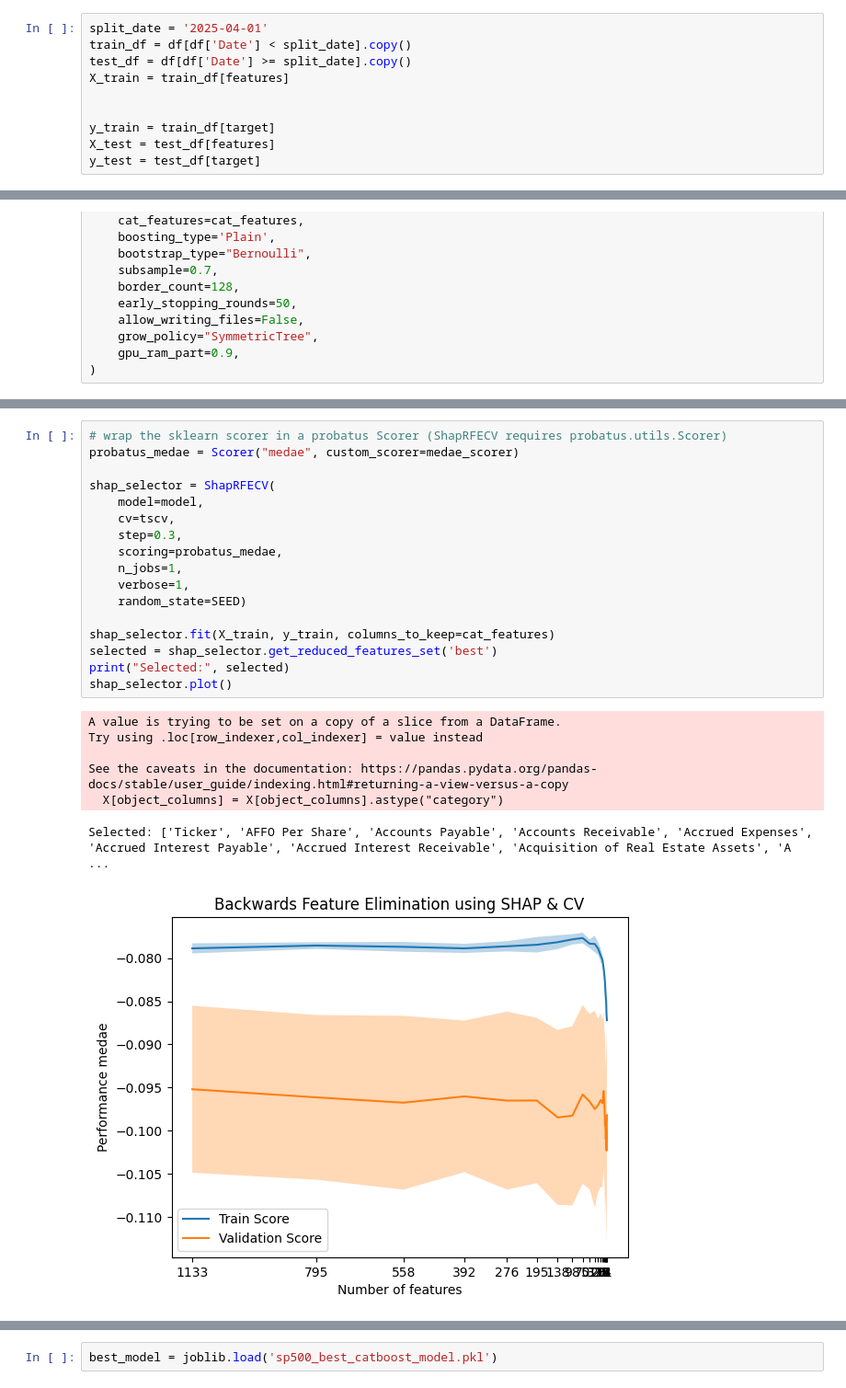
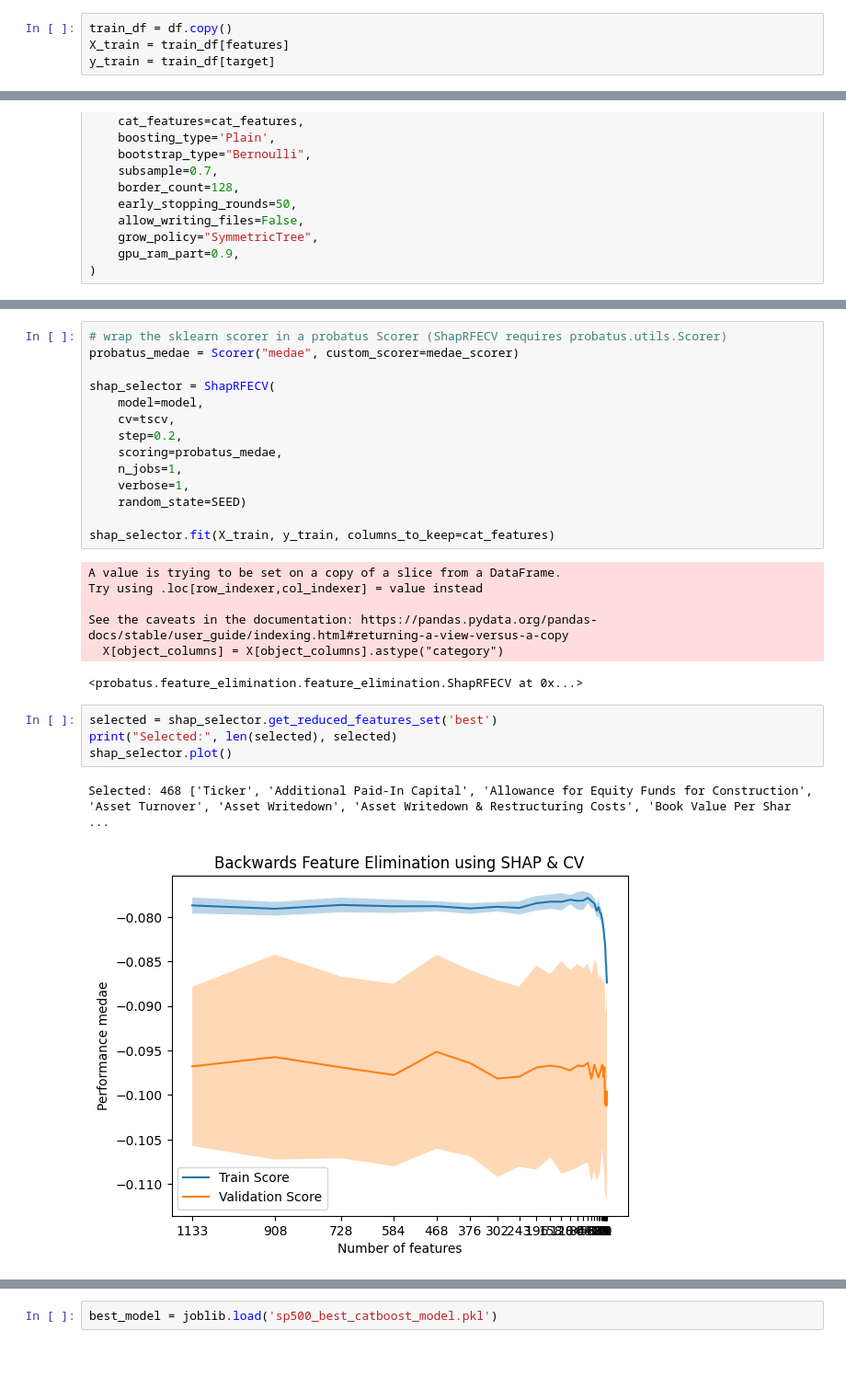
Before and after one commit to SerjWeesp/sp500, a Jupyter notebook: sp500_prediction.ipynb, the cells around one changed output, grey strips where cells are left out. Shown at 92% size. Cells and saved outputs as stored; diff of their text form; blank space fills up the shorter version.

Commit message:
Fixerd tscv logic and updated train dataset slicing

```diff
--- a/sp500_prediction.ipynb
+++ b/sp500_prediction.ipynb
@@ -120,15 +136,9 @@ print(
 # %% [output]
 Length of numerical features: 1129, categorical: 4 , all features: 1133
 # %%
-split_date = '2025-04-01'
-train_df = df[df['Date'] < split_date].copy()
-test_df = df[df['Date'] >= split_date].copy()
+train_df = df.copy()
 X_train = train_df[features]
-
-
 y_train = train_df[target]
-X_test = test_df[features]
-y_test = test_df[target]
 # %%
 # Store average CV scores
 medae_scores = []
@@ -244,25 +254,28 @@ print(importance_df.head(30))
+# %%
+# wrap the sklearn scorer in a probatus Scorer (ShapRFECV requires probatus.utils.Scorer)
+probatus_medae = Scorer("medae", custom_scorer=medae_scorer)
+
+shap_selector = ShapRFECV(
+    model=model,
+    cv=tscv,
+    step=0.2,
+    scoring=probatus_medae,
+    n_jobs=1,
+    verbose=1,
+    random_state=SEED)
+
+shap_selector.fit(X_train, y_train, columns_to_keep=cat_features)
+# %% [output]
+A value is trying to be set on a copy of a slice from a DataFrame.
+Try using .loc[row_indexer,col_indexer] = value instead
+
+See the caveats in the documentation: https://pandas.pydata.org/pandas-docs/stable/user_guide/indexing.html#returning-a-view-versus-a-copy
+  X[object_columns] = X[object_columns].astype("category")
+<probatus.feature_elimination.feature_elimination.ShapRFECV at 0x...>
 # %%
-# wrap the sklearn scorer in a probatus Scorer (ShapRFECV requires probatus.utils.Scorer)
-probatus_medae = Scorer("medae", custom_scorer=medae_scorer)
-
-shap_selector = ShapRFECV(
-    model=model,
-    cv=tscv,
-    step=0.3,
-    scoring=probatus_medae,
-    n_jobs=1,
-    verbose=1,
-    random_state=SEED)
-
-shap_selector.fit(X_train, y_train, columns_to_keep=cat_features)
 selected = shap_selector.get_reduced_features_set('best')
-print("Selected:", selected)
+print("Selected:", len(selected), selected)
 shap_selector.plot()
 # %% [output]
-A value is trying to be set on a copy of a slice from a DataFrame.
-Try using .loc[row_indexer,col_indexer] = value instead
-
-See the caveats in the documentation: https://pandas.pydata.org/pandas-docs/stable/user_guide/indexing.html#returning-a-view-versus-a-copy
-  X[object_columns] = X[object_columns].astype("category")
+Selected: 468 ['Ticker', 'Additional Paid-In Capital', 'Allowance for Equity Funds for Construction', 'Asset Turnover', 'Asset Writedown', 'Asset Writedown & Restructuring Costs', 'Book Value Per Shar ...
-Selected: ['Ticker', 'AFFO Per Share', 'Accounts Payable', 'Accounts Receivable', 'Accrued Expenses', 'Accrued Interest Payable', 'Accrued Interest Receivable', 'Acquisition of Real Estate Assets', 'A ...
-[figure, old version]
+[figure, new version]
```
Also changed, not shown: parts of 23 cells of this notebook.
